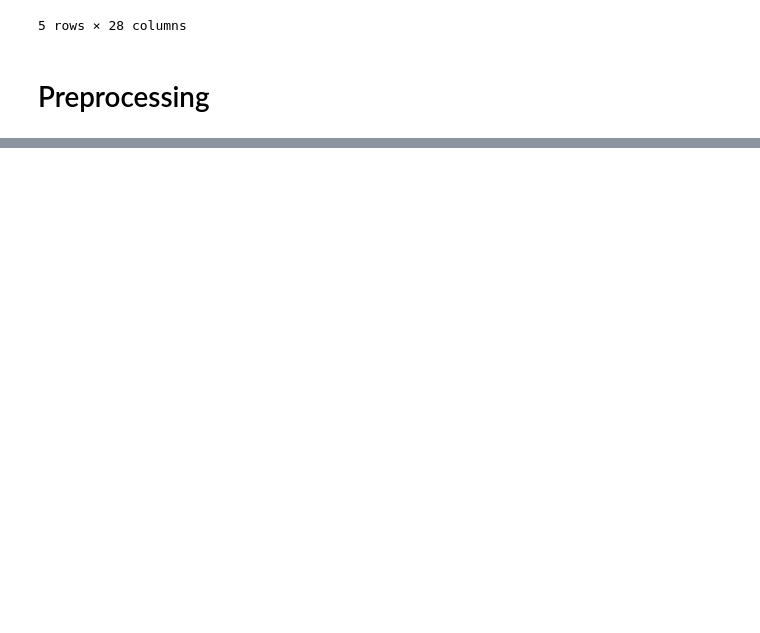
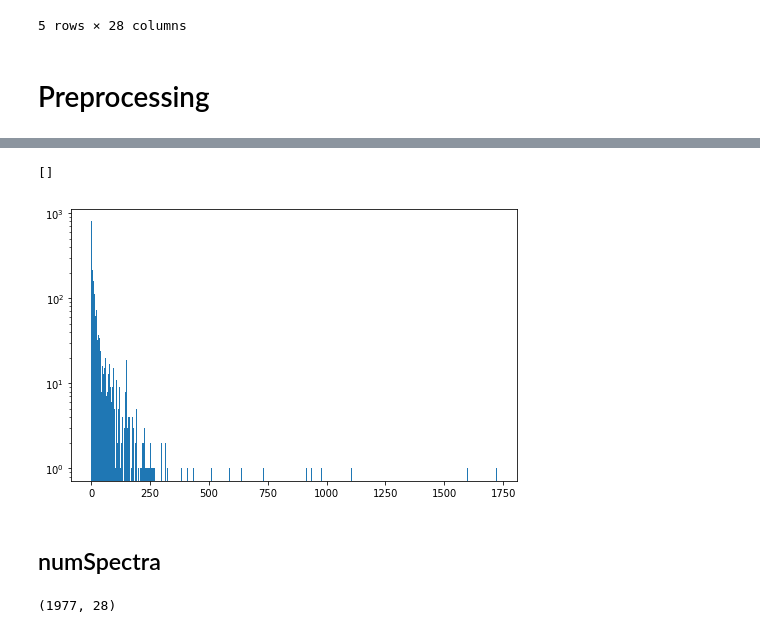
Before and after one commit to austinkeller/proteomics-nlp-exploration, a Jupyter notebook: notebook.ipynb, the cells around one changed output, grey strips where cells are left out. Saved outputs shown, nothing was run; the diff lists cells and outputs as text; code cells hidden in the pictures; blank space fills up the shorter version.

```diff
--- a/notebook.ipynb
+++ b/notebook.ipynb
@@ -203,0 +341,13 @@ df.to_json("raw/PRIDE_projects.json")
+# %%
+fig, ax = plt.subplots(figsize=(8, 5))
+plt.hist(df[df.numAssays != 0].numAssays, bins='auto', log=True)
+plt.plot()
+# %% [output]
+[]
+[figure, added]
+# %% [markdown]
+## numSpectra
+# %%
+df[df.numSpectra != 0].shape
+# %% [output]
+(1977, 28)
```
Also changed, not shown: parts of 77 cells of this notebook, 1 other file.
